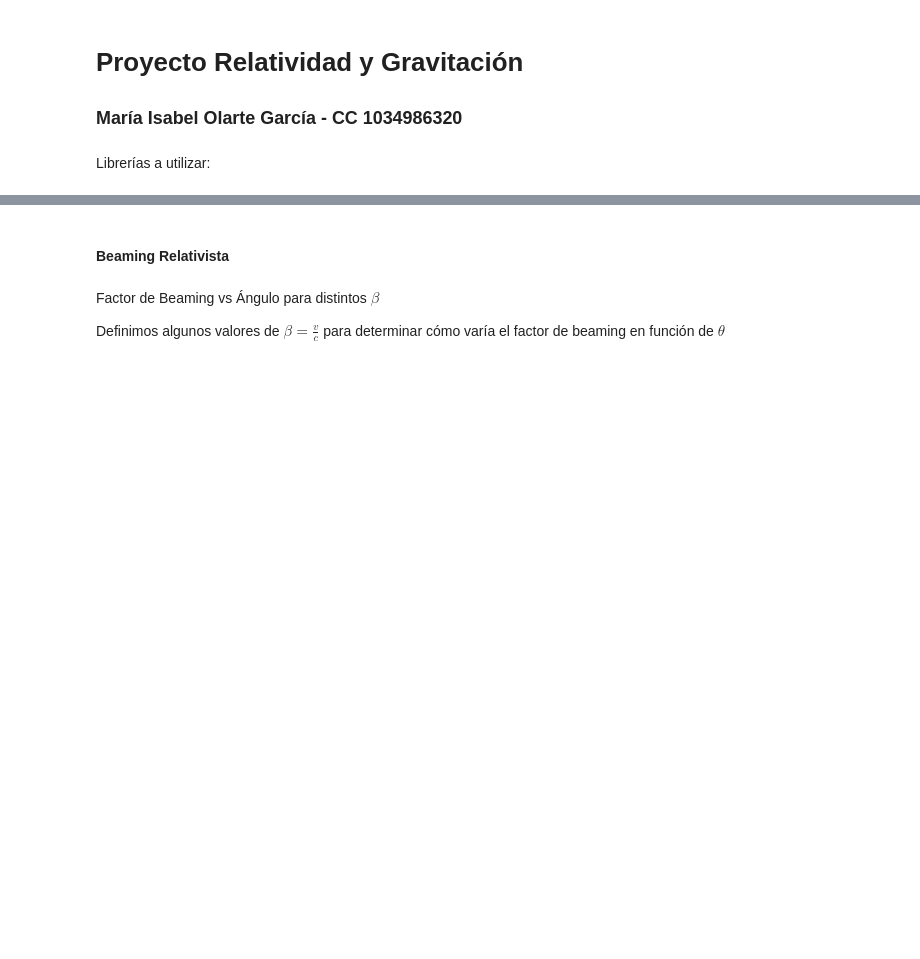
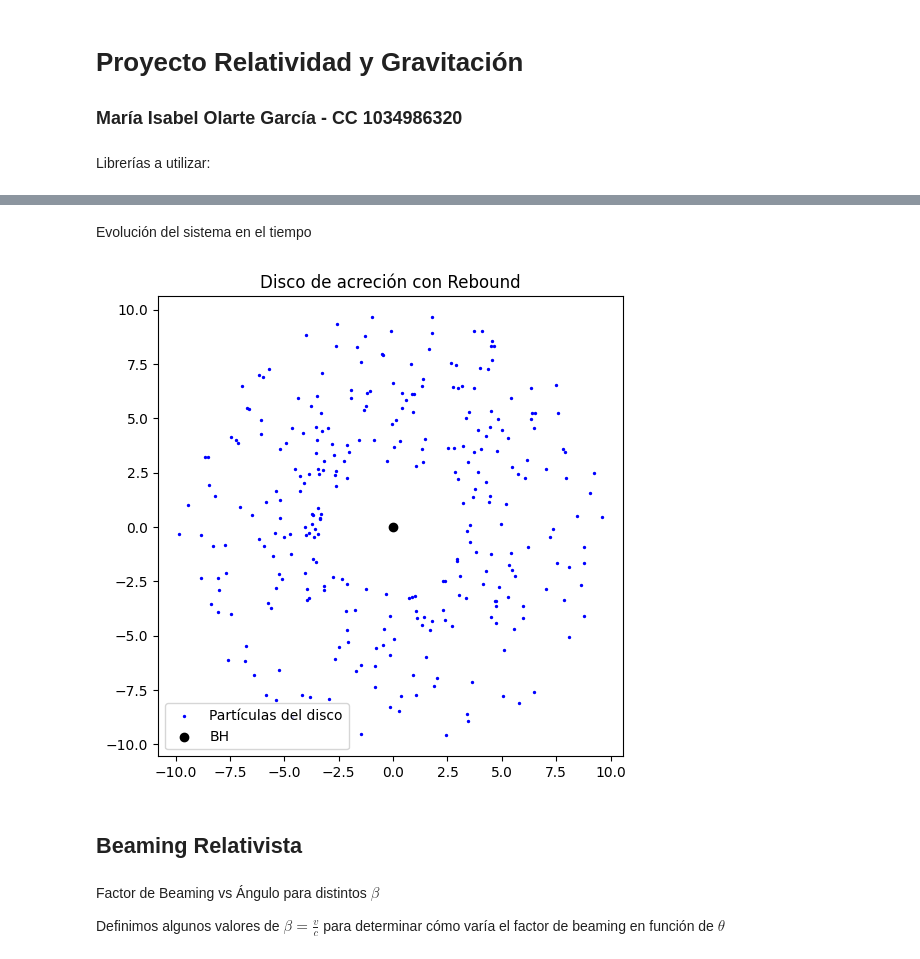
Before and after one commit to mariaisabelolarte/proyecto_relatividad, a Jupyter notebook: Proyecto_DiscoAcrecion_RG2026_1.ipynb, the cells around one changed output, grey strips where cells are left out. Cells and saved outputs as stored; diff of their text form; code cells hidden in the pictures; blank space fills up the shorter version.

```diff
--- a/Proyecto_DiscoAcrecion_RG2026_1.ipynb
+++ b/Proyecto_DiscoAcrecion_RG2026_1.ipynb
@@ -64,5 +120,16 @@ import matplotlib.pyplot as plt
+# %% [markdown]
+Evolución del sistema en el tiempo
+# %%
+times = np.linspace(0, 50, 200)
+
+for t in times:
+    sim.integrate(t)
+
+plot_disk(sim)
+# %% [output]
+[figure, added]
 # %% [markdown]
-#### **Beaming Relativista**
+## **Beaming Relativista**
 # %%
 def gamma_factor(beta):
     return 1 / np.sqrt(1 - beta**2)
```
Also changed, not shown: parts of 26 cells of this notebook, 1 other file.
